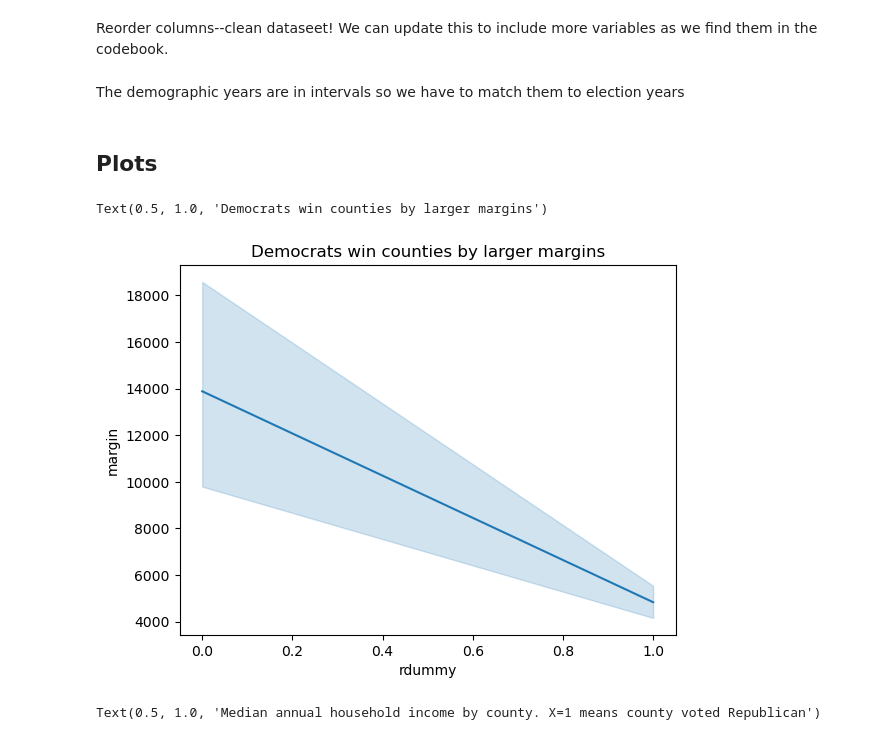
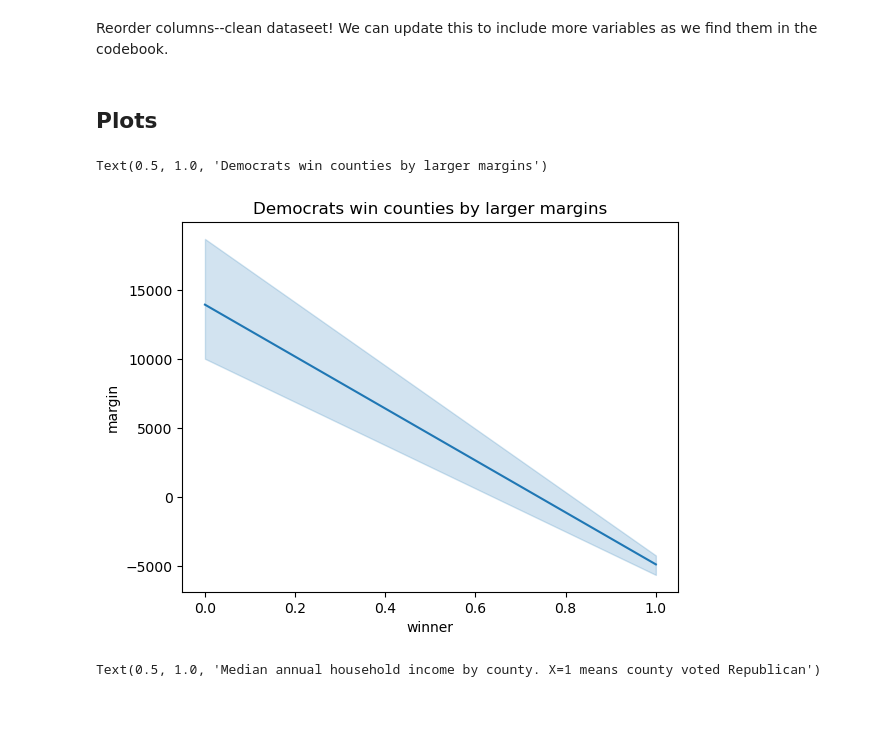
Before and after one commit to Hep7vv/DS3001-Final-Project, a Jupyter notebook: eda.ipynb, the cells around one changed output. Cells and saved outputs as stored; diff of their text form; code cells hidden in the pictures; blank space fills up the shorter version.

```diff
--- a/eda.ipynb
+++ b/eda.ipynb
@@ -70,2 +65,0 @@ def rdummy(row):
-# %%
-df_votes['rdummy'] = df_votes.apply(rdummy, axis=1)
@@ -71,0 +71,2 @@ df_votes['rdummy'] = df_votes.apply(rdummy, axis=1)
+# %%
+df_votes.loc[df_votes['winner']==2] = np.nan
@@ -158,5 +166,3 @@ df['pctwhite'] = (df['whitepop'] / df['totpop']) * 100
 Reorder columns--clean dataseet! We can update this to include more variables as we find them in the codebook.
 # %%
 df = df.loc[:, ~df.columns.duplicated()]
-# %% [markdown]
-The demographic years are in intervals so we have to match them to election years
@@ -168,16 +169,9 @@ dfs['0002_ds176_20105_county_E.csv']['YEAR'] = 2008
-# %%
-order = ['county_fips', 'year', 'winner', 'margin', 'dvotes', 'rvotes', 'ivotes', 'total_votes', 'COUNTY', 'rdummy', 'income',
-         'poverty_ratio', 'median_rent','totpop', 'whitepop','pctwhite', 'total_votes']
-others = [x for x in df_votes.columns if x not in order]
-df = df.loc[:, order + others]
-# %%
-df = df.loc[:, ~df.columns.duplicated()]
 # %% [markdown]
 ## Plots
 # %%
-sns.lineplot(df, x='rdummy', y='margin')
+sns.lineplot(df, x='winner', y='margin')
 plt.title('Democrats win counties by larger margins')
 # %% [output]
 Text(0.5, 1.0, 'Democrats win counties by larger margins')
-[figure, old version]
+[figure, new version]
 # %%
```
Also changed, not shown: parts of 44 cells of this notebook.
